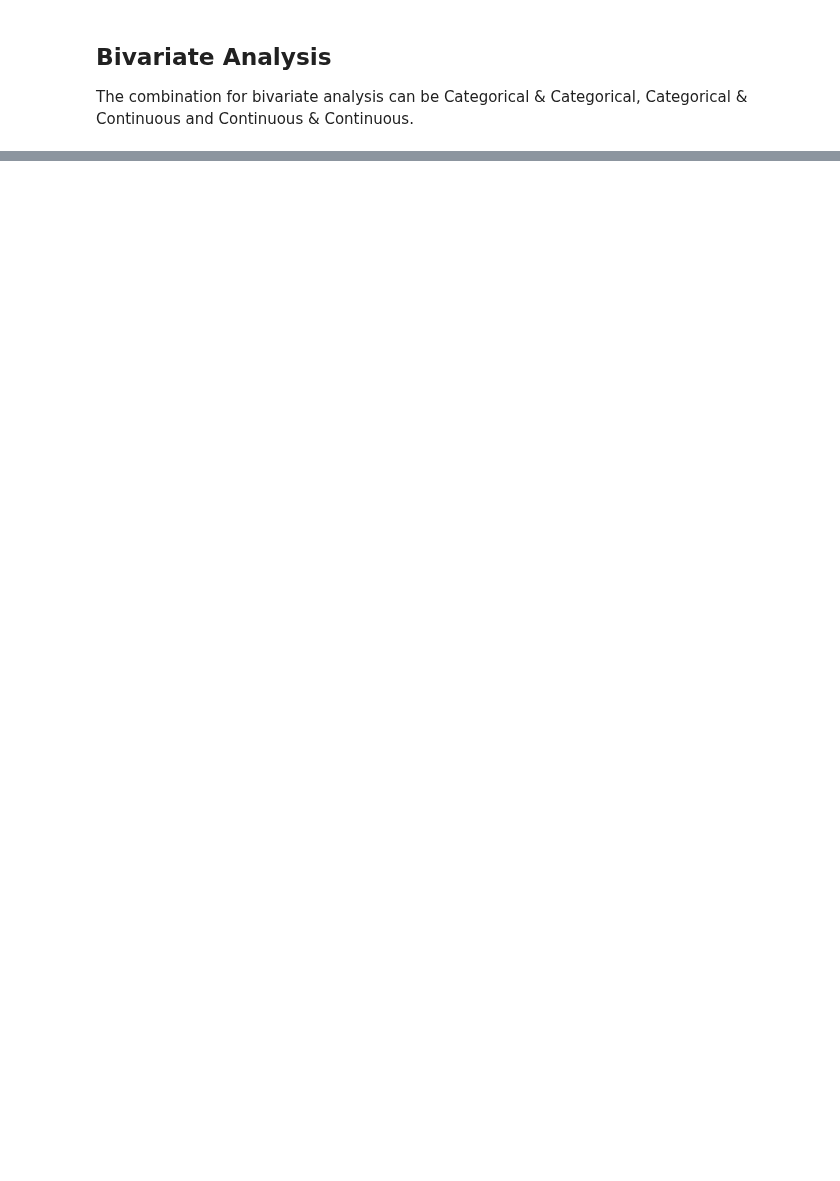
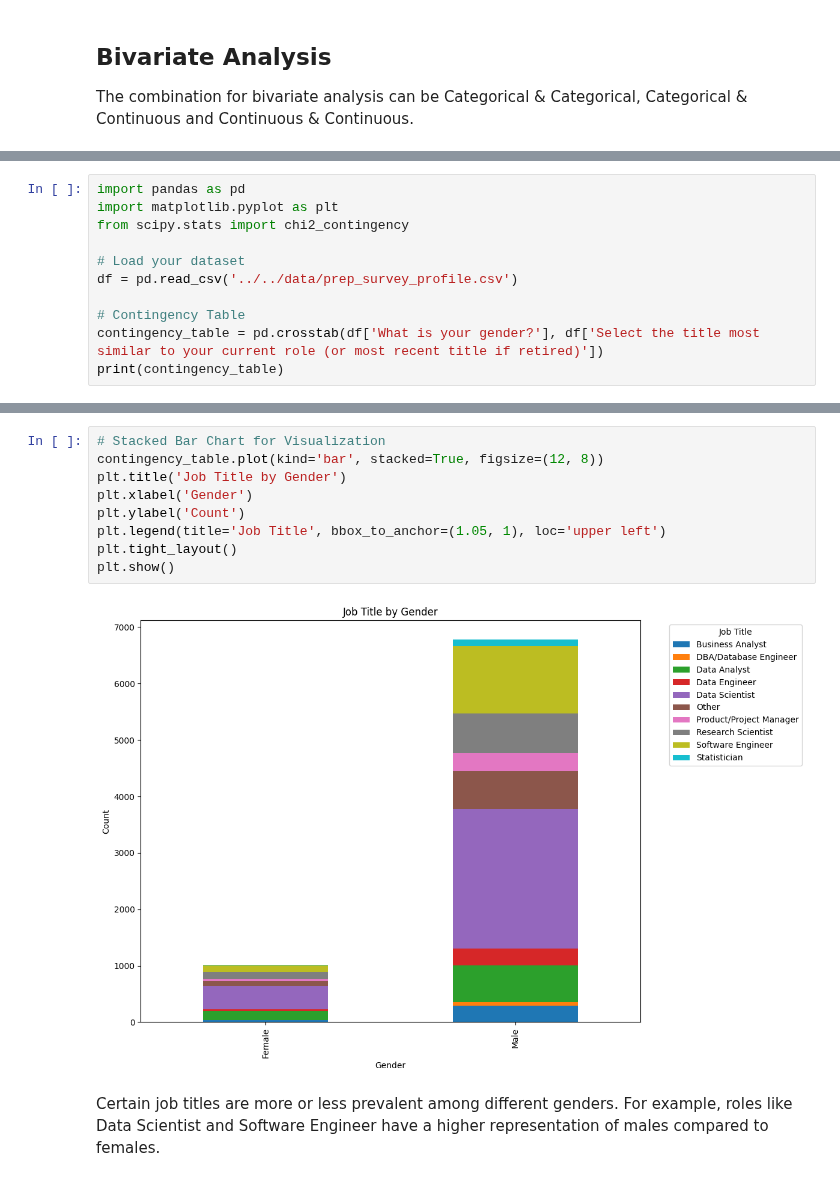
Before and after one commit to Aaron2k02/data-mining-warehousing-wages-analysis, a Jupyter notebook: notebooks/02_exploratory_data_analysis/01_EDA_visualization.ipynb, the cells around one changed output, grey strips where cells are left out. Cells and saved outputs as stored; diff of their text form; blank space fills up the shorter version.

```diff
--- a/notebooks/02_exploratory_data_analysis/01_EDA_visualization.ipynb
+++ b/notebooks/02_exploratory_data_analysis/01_EDA_visualization.ipynb
@@ -761,0 +886,11 @@ iplot(figure)
+# %%
+import pandas as pd
+import matplotlib.pyplot as plt
+from scipy.stats import chi2_contingency
+
+# Load your dataset
+df = pd.read_csv('../../data/prep_survey_profile.csv')
+
+# Contingency Table
+contingency_table = pd.crosstab(df['What is your gender?'], df['Select the title most similar to your current role (or most recent title if retired)'])
+print(contingency_table)
@@ -761,0 +938,13 @@ iplot(figure)
+# %%
+# Stacked Bar Chart for Visualization
+contingency_table.plot(kind='bar', stacked=True, figsize=(12, 8))
+plt.title('Job Title by Gender')
+plt.xlabel('Gender')
+plt.ylabel('Count')
+plt.legend(title='Job Title', bbox_to_anchor=(1.05, 1), loc='upper left')
+plt.tight_layout()
+plt.show()
+# %% [output]
+[figure, added]
+# %% [markdown]
+Certain job titles are more or less prevalent among different genders. For example, roles like Data Scientist and Software Engineer have a higher representation of males compared to females.
```
Also changed, not shown: parts of 20 cells of this notebook.
